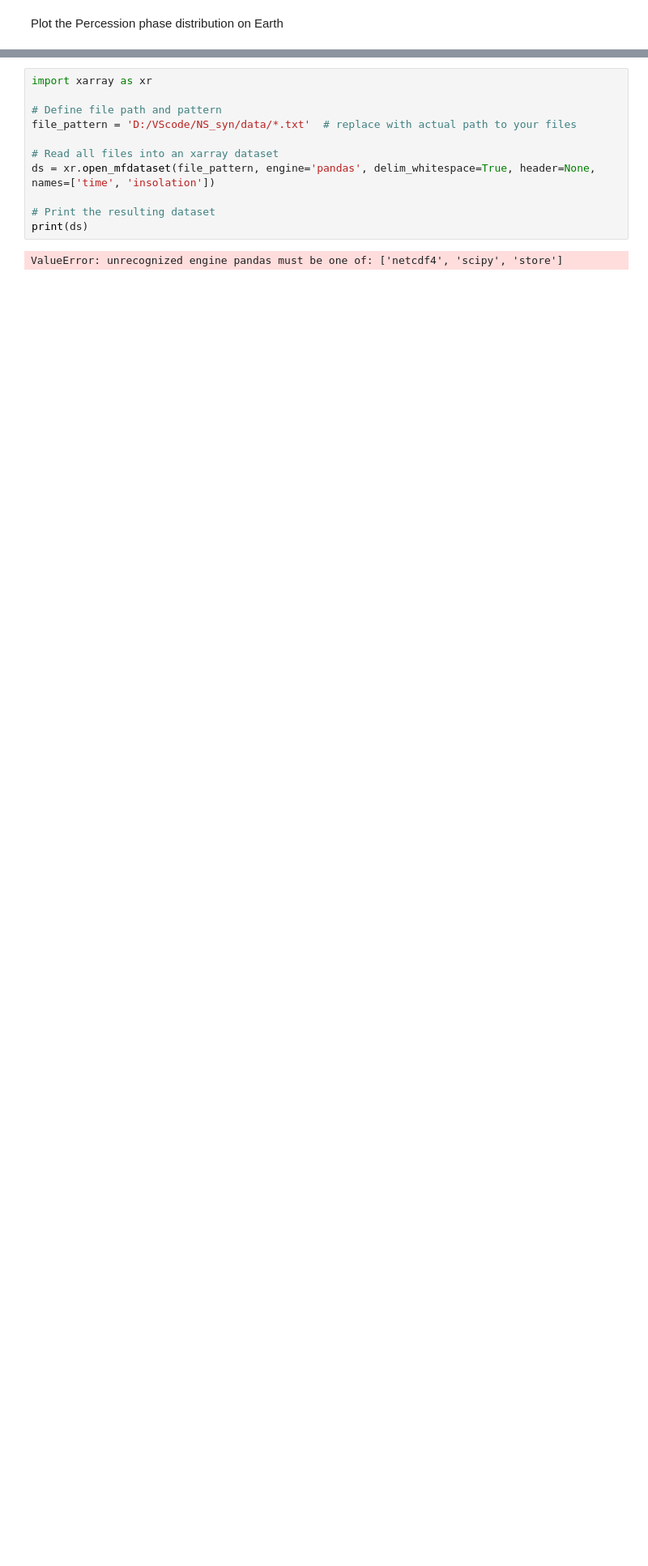
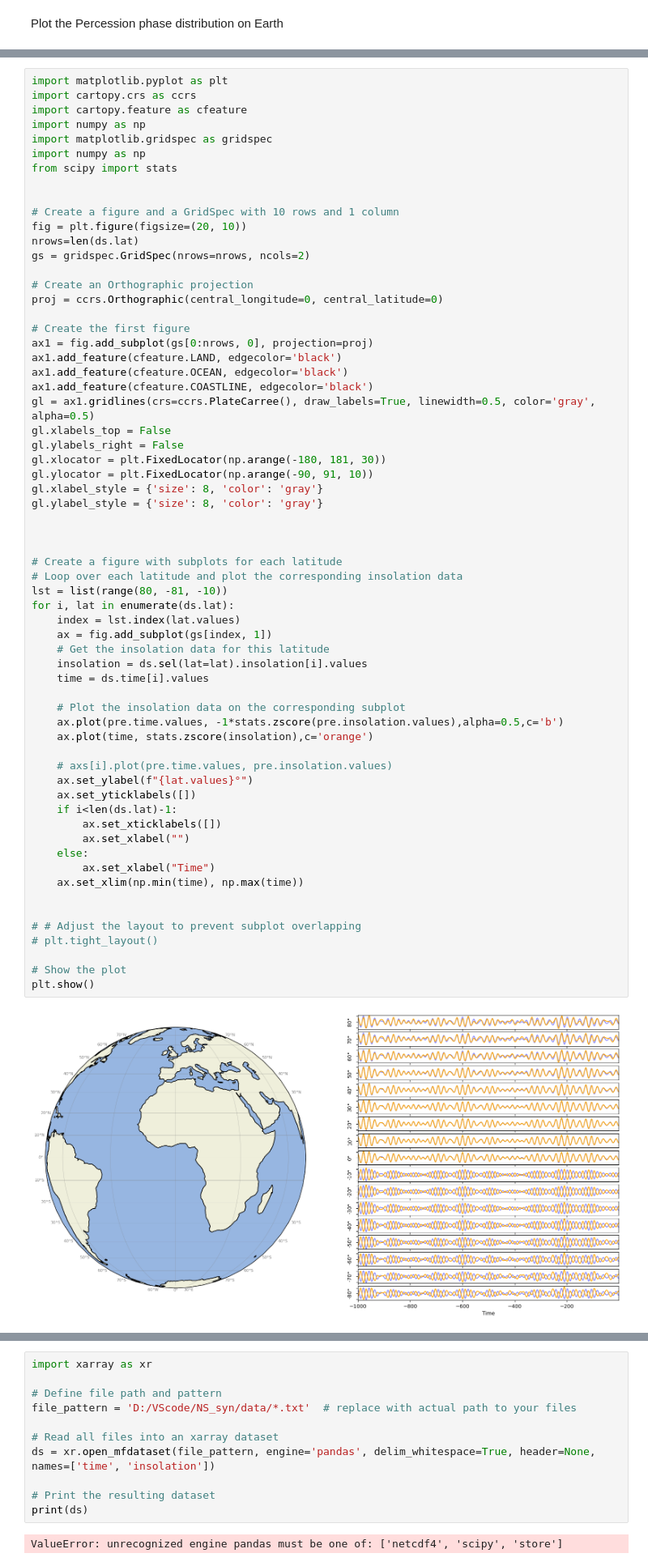
Before and after one commit to Peisong-Zheng/NS_syn, a Jupyter notebook: pre_phase_dis.ipynb, the cells around one changed output, grey strips where cells are left out. Shown at 81% size. Cells and saved outputs as stored; diff of their text form; blank space fills up the shorter version.

```diff
--- a/pre_phase_dis.ipynb
+++ b/pre_phase_dis.ipynb
@@ -166,0 +347,65 @@ Data variables:
+# %%
+import matplotlib.pyplot as plt
+import cartopy.crs as ccrs
+import cartopy.feature as cfeature
+import numpy as np
+import matplotlib.gridspec as gridspec
+import numpy as np
+from scipy import stats
+
+
+# Create a figure and a GridSpec with 10 rows and 1 column
+fig = plt.figure(figsize=(20, 10))
+nrows=len(ds.lat)
+gs = gridspec.GridSpec(nrows=nrows, ncols=2)
+
+# Create an Orthographic projection
+proj = ccrs.Orthographic(central_longitude=0, central_latitude=0)
+
+# Create the first figure
+ax1 = fig.add_subplot(gs[0:nrows, 0], projection=proj)
+ax1.add_feature(cfeature.LAND, edgecolor='black')
+ax1.add_feature(cfeature.OCEAN, edgecolor='black')
+ax1.add_feature(cfeature.COASTLINE, edgecolor='black')
+gl = ax1.gridlines(crs=ccrs.PlateCarree(), draw_labels=True, linewidth=0.5, color='gray', alpha=0.5)
+gl.xlabels_top = False
+gl.ylabels_right = False
+gl.xlocator = plt.FixedLocator(np.arange(-180, 181, 30))
+gl.ylocator = plt.FixedLocator(np.arange(-90, 91, 10))
+gl.xlabel_style = {'size': 8, 'color': 'gray'}
+gl.ylabel_style = {'size': 8, 'color': 'gray'}
+
+
+
+# Create a figure with subplots for each latitude
+# Loop over each latitude and plot the corresponding insolation data
+lst = list(range(80, -81, -10))
+for i, lat in enumerate(ds.lat):
+    index = lst.index(lat.values)
+    ax = fig.add_subplot(gs[index, 1])
+    # Get the insolation data for this latitude
+    insolation = ds.sel(lat=lat).insolation[i].values
+    time = ds.time[i].values
+
+    # Plot the insolation data on the corresponding subplot
+    ax.plot(pre.time.values, -1*stats.zscore(pre.insolation.values),alpha=0.5,c='b')
+    ax.plot(time, stats.zscore(insolation),c='orange')
+
+    # axs[i].plot(pre.time.values, pre.insolation.values)
+    ax.set_ylabel(f"{lat.values}°")
+    ax.set_yticklabels([])
+    if i<len(ds.lat)-1:
+        ax.set_xticklabels([])
+        ax.set_xlabel("")
+    else:
+        ax.set_xlabel("Time")
+    ax.set_xlim(np.min(time), np.max(time))
+
+
+# # Adjust the layout to prevent subplot overlapping
+# plt.tight_layout()
+
+# Show the plot
+plt.show()
+# %% [output]
+[figure, added]
```
Also changed, not shown: parts of 25 cells of this notebook.
